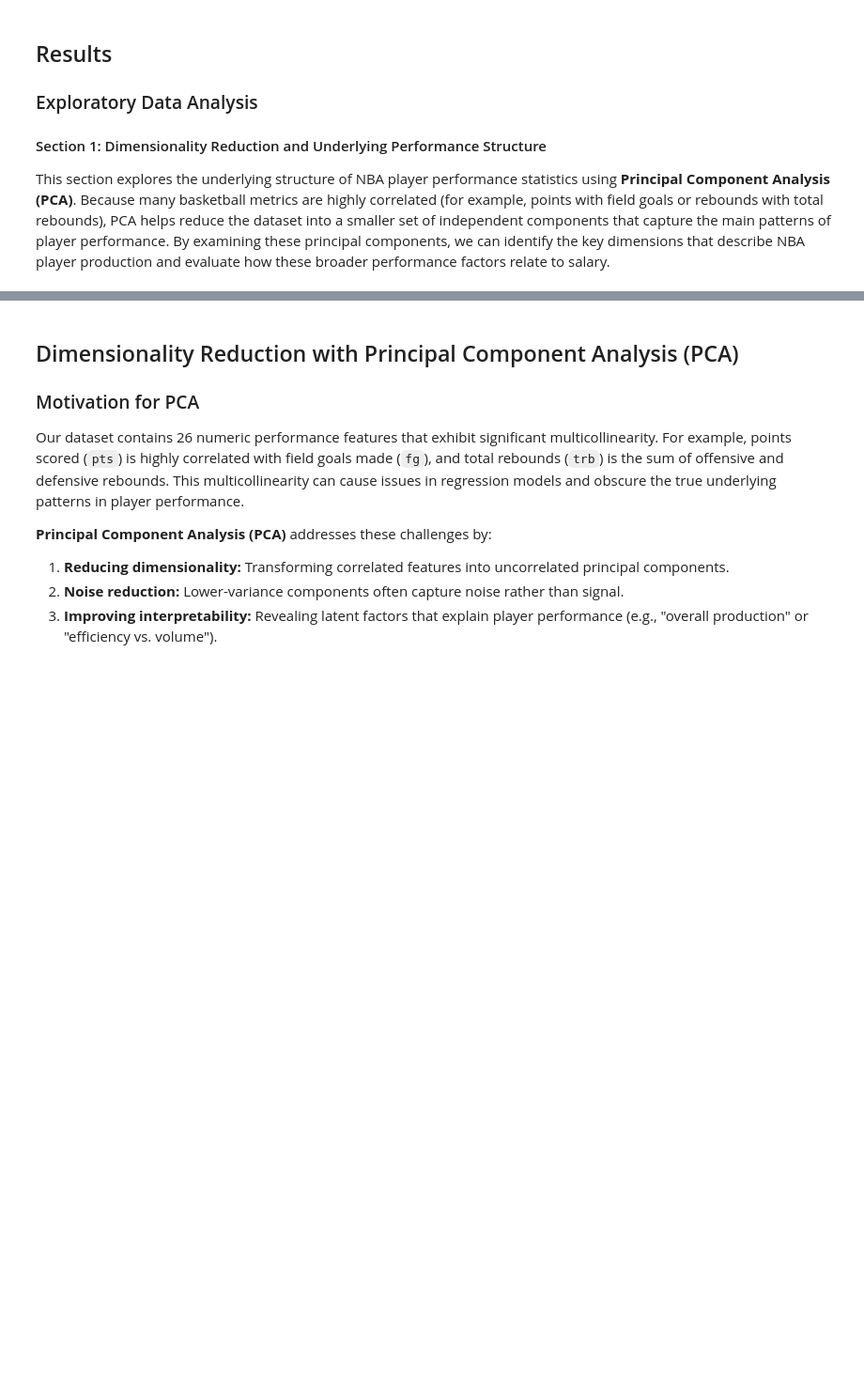
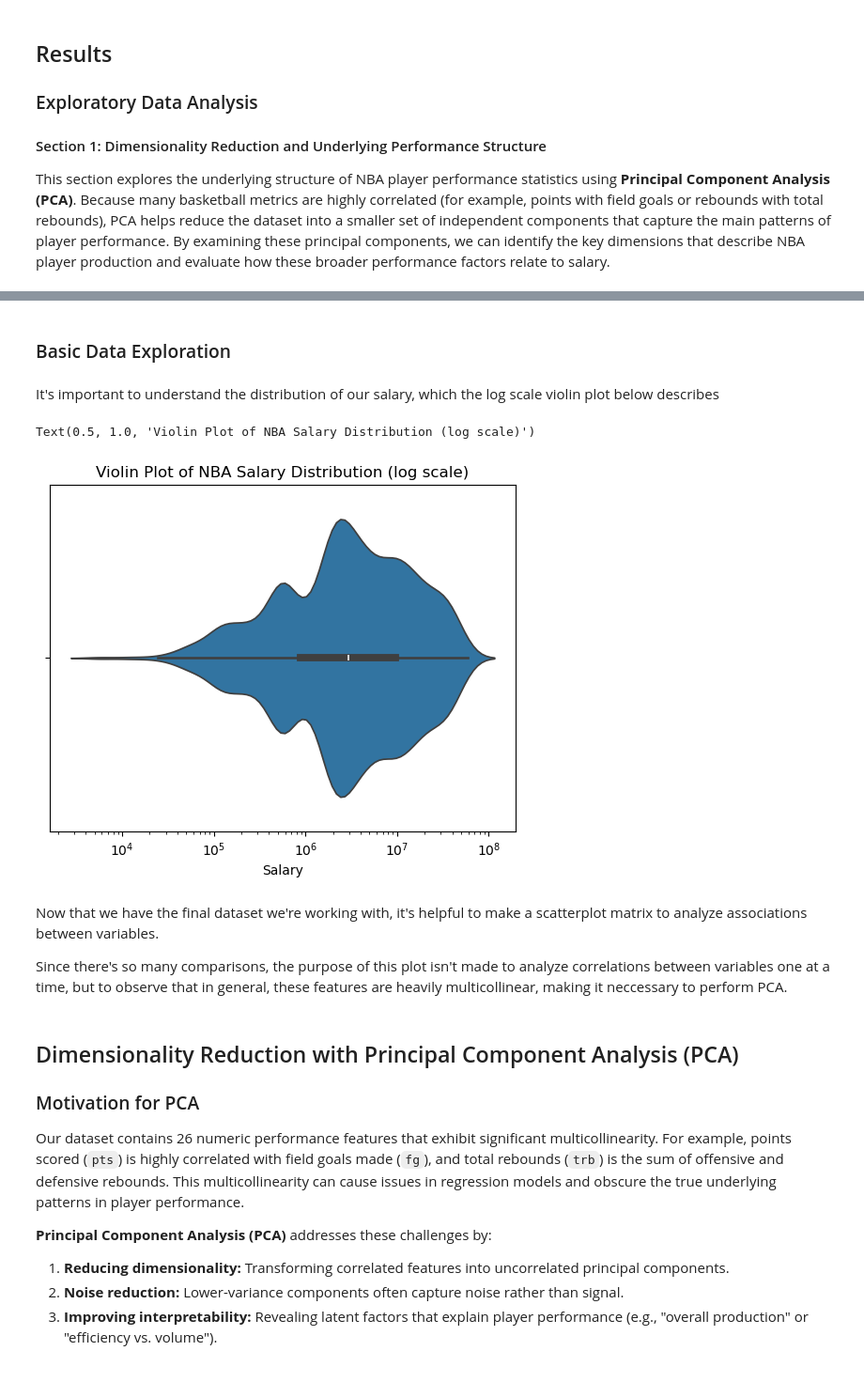
Before and after one commit to COGS108/Group074_WI26, a Jupyter notebook: 02-EDACheckpoint.ipynb, the cells around one changed output, grey strips where cells are left out. Shown at 94% size. Drawn from its saved outputs; the diff is of its cells as text; code cells hidden in the pictures; blank space fills up the shorter version.

Commit message:
add basic viz

```diff
--- a/02-EDACheckpoint.ipynb
+++ b/02-EDACheckpoint.ipynb
@@ -530,0 +672,14 @@ print(final_df.shape)
+# %% [markdown]
+### Basic Data Exploration
+# %% [markdown]
+It's important to understand the distribution of our salary, which the log scale violin plot below describes
+# %%
+salary_plot = sns.violinplot(final_df, x = "Salary", log_scale=True)
+salary_plot.set_title("Violin Plot of NBA Salary Distribution (log scale)")
+# %% [output]
+Text(0.5, 1.0, 'Violin Plot of NBA Salary Distribution (log scale)')
+[figure, added]
+# %% [markdown]
+Now that we have the final dataset we're working with, it's helpful to make a scatterplot matrix to analyze associations between variables.
+
+Since there's so many comparisons, the purpose of this plot isn't made to analyze correlations between variables one at a time, but to observe that in general, these features are heavily multicollinear, making it neccessary to perform PCA.
```
Also changed, not shown: parts of 43 cells of this notebook, 5 other files.
